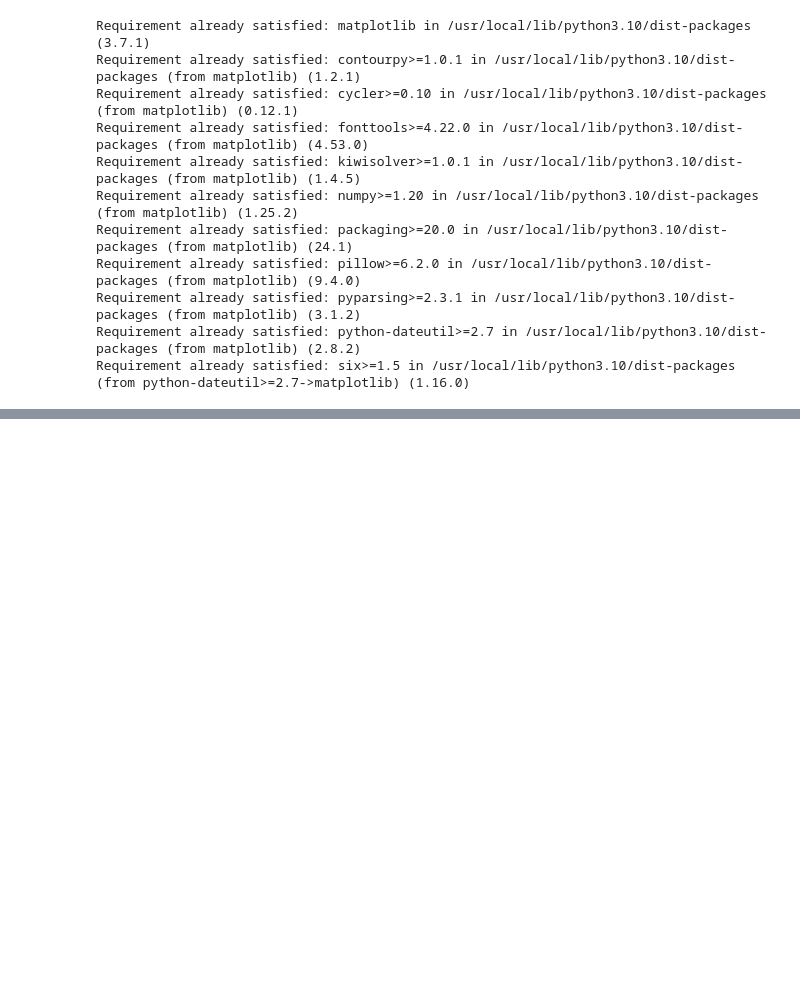
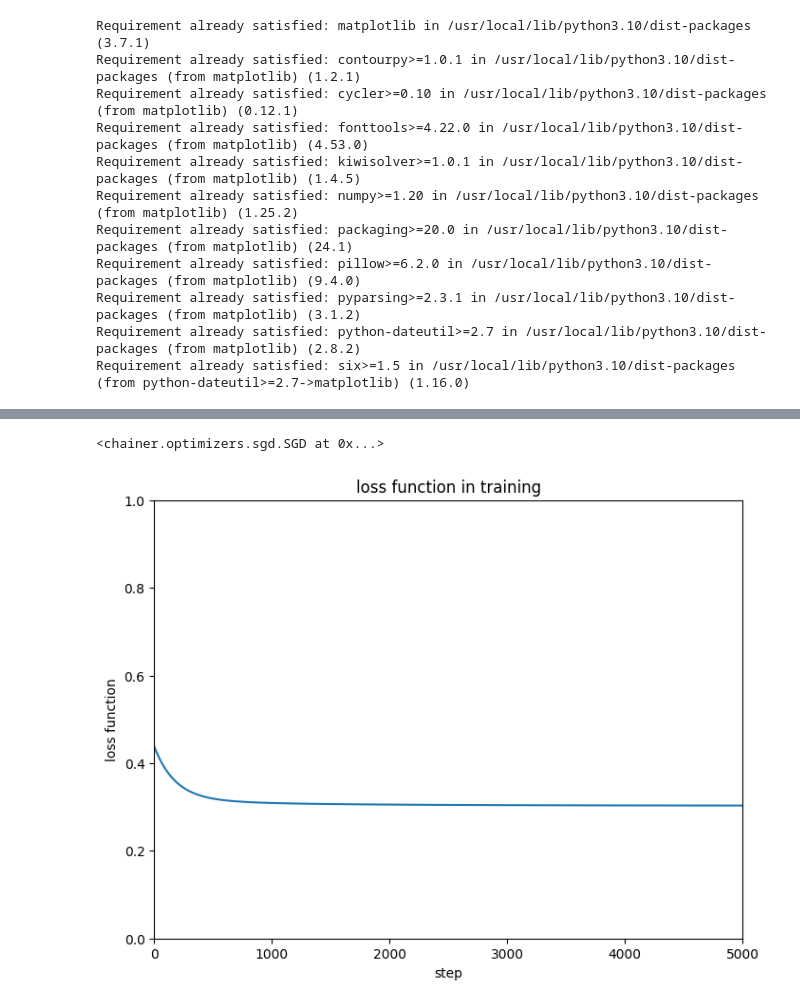
Before and after one commit to takumi0706/IntroductionMLByPython, a Jupyter notebook: Chapter2.ipynb, the cells around one changed output, grey strips where cells are left out. Cells and saved outputs as stored; diff of their text form; code cells hidden in the pictures; blank space fills up the shorter version.

```diff
--- a/Chapter2.ipynb
+++ b/Chapter2.ipynb
@@ -81,0 +91,48 @@ variable(0.78)
+# %%
+optNN = Opt.SGD()
+optNN.setup(NN)
+# %% [output]
+<chainer.optimizers.sgd.SGD at 0x...>
+# %%
+# 誤差関数の記録用
+loss_series = []
+# 成績の記録用
+acc_series = []
+# %%
+T = 5000
+for time in range(T):
+  # 学習を許可
+  config.train = True
+  # 初期化
+  # optNN.target = NN
+  optNN.target.zerograds()
+  # 現状のニューラルネットワークを利用
+  ydata = model(xdata)
+  # 誤差関数の計算
+  loss = F.softmax_cross_entropy(ydata,tdata)
+  # 現状の成績チェック
+  acc = F.accuracy(ydata,tdata)
+  # 誤差逆伝搬法を実行
+  loss.backward()
+  # 誤差を修正
+  optNN.update()
+
+  # ログを記録
+  loss_series.append(loss.data)
+  acc_series.append(acc.data)
+# %%
+# loss_seriesの長さ
+Tall = len(loss_series)
+# 横が８，縦が６
+plt.figure(figsize=(8,6))
+# 横に学習回数、縦に各回における誤差巻子の数値
+plt.plot(range(Tall),loss_series)
+plt.title("loss function in training")
+plt.xlabel("step")
+plt.ylabel("loss function")
+# 幅のリミット
+plt.xlim([0,Tall])
+plt.ylim([0,1])
+plt.show()
+# %% [output]
+[figure, added]
```
Also changed, not shown: parts of 10 cells of this notebook.
